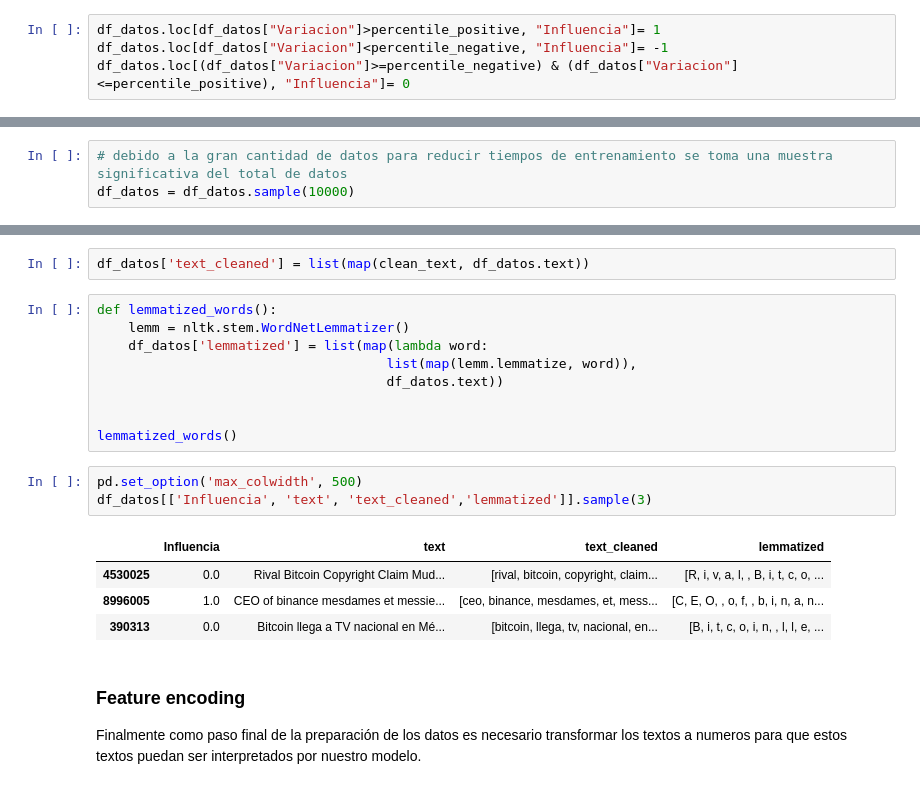
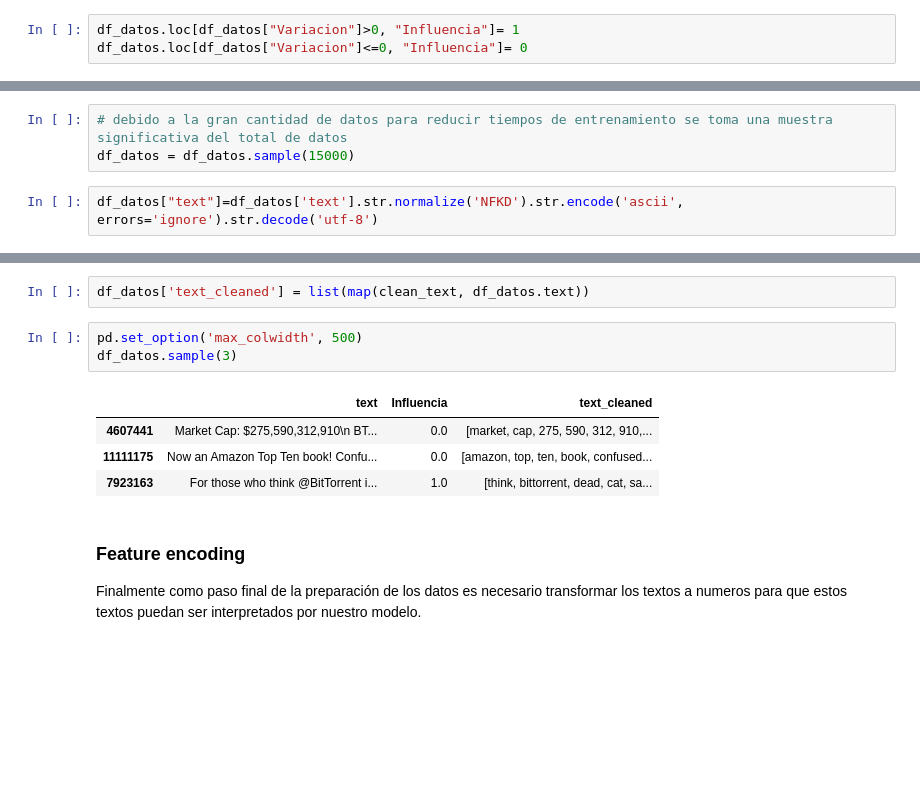
Before and after one commit to maescalante/proyecto1BI, a Jupyter notebook: notebook.ipynb, the cells around one changed output, grey strips where cells are left out. Drawn from its saved outputs; the diff is of its cells as text; blank space fills up the shorter version.

```diff
--- a/notebook.ipynb
+++ b/notebook.ipynb
@@ -246,9 +246,8 @@ df_datos.describe()
 percentile_positive=df_datos["Variacion"].quantile(0.66)
 percentile_negative=df_datos["Variacion"].quantile(0.33)
 # %%
-df_datos.loc[df_datos["Variacion"]>percentile_positive, "Influencia"]= 1
-df_datos.loc[df_datos["Variacion"]<percentile_negative, "Influencia"]= -1
-df_datos.loc[(df_datos["Variacion"]>=percentile_negative) & (df_datos["Variacion"]<=percentile_positive), "Influencia"]= 0
+df_datos.loc[df_datos["Variacion"]>0, "Influencia"]= 1
+df_datos.loc[df_datos["Variacion"]<=0, "Influencia"]= 0
 # %%
 df_datos["Influencia"].value_counts()
 # %% [output]
@@ -273,7 +271,9 @@ df_datos.head()
 Dado que se tiene un modelo de NLP y que se está trabajando con tweets es una buena practica realizar un buen preparamiento de los datos que va a usar el modelo, primero se  se selecciona una muestra del conjunto de datos, esto dada la gran cantidad de datos con los que se cuenta en el dataset, es importante separar una muestra para realizar el entrenamiento dadas las capacidades fisicas de la maquina (Memoria RAM). Para un modelo de producción se tomarian todos los datos y se entrenarian en un entorno cloud.
 # %%
 # debido a la gran cantidad de datos para reducir tiempos de entrenamiento se toma una muestra significativa del total de datos
-df_datos = df_datos.sample(10000)
+df_datos = df_datos.sample(15000)
+# %%
+df_datos["text"]=df_datos['text'].str.normalize('NFKD').str.encode('ascii', errors='ignore').str.decode('utf-8')
 # %%
 # Se borran todos los dataframes creados anteriormente
 del df_tweets
@@ -415,23 +412,14 @@ def clean_text(text_p, remove_stopwords = True):
     return cleaned_t
 # %%
 df_datos['text_cleaned'] = list(map(clean_text, df_datos.text))
-# %%
-def lemmatized_words():
-    lemm = nltk.stem.WordNetLemmatizer()
-    df_datos['lemmatized'] = list(map(lambda word:
-                                     list(map(lemm.lemmatize, word)),
-                                     df_datos.text))
-
-
-lemmatized_words()
 # %%
 pd.set_option('max_colwidth', 500)
-df_datos[['Influencia', 'text', 'text_cleaned','lemmatized']].sample(3)
+df_datos.sample(3)
 # %% [output]
-|  | Influencia | text | text_cleaned | lemmatized |
-| 4530025 | 0.0 | Rival Bitcoin Copyright Claim Mud... | [rival, bitcoin, copyright, claim... | [R, i, v, a, l, , B, i, t, c, o, ... |
-| 8996005 | 1.0 | CEO of binance mesdames et messie... | [ceo, binance, mesdames, et, mess... | [C, E, O, , o, f, , b, i, n, a, n... |
-| 390313 | 0.0 | Bitcoin llega a TV nacional en Mé... | [bitcoin, llega, tv, nacional, en... | [B, i, t, c, o, i, n, , l, l, e, ... |
+|  | text | Influencia | text_cleaned |
+| 4607441 | Market Cap: $275,590,312,910\n BT... | 0.0 | [market, cap, 275, 590, 312, 910,... |
+| 11111175 | Now an Amazon Top Ten book! Confu... | 0.0 | [amazon, top, ten, book, confused... |
+| 7923163 | For those who think @BitTorrent i... | 1.0 | [think, bittorrent, dead, cat, sa... |
 # %% [markdown]
 ### Feature encoding
 
```
Also changed, not shown: parts of 42 cells of this notebook.
